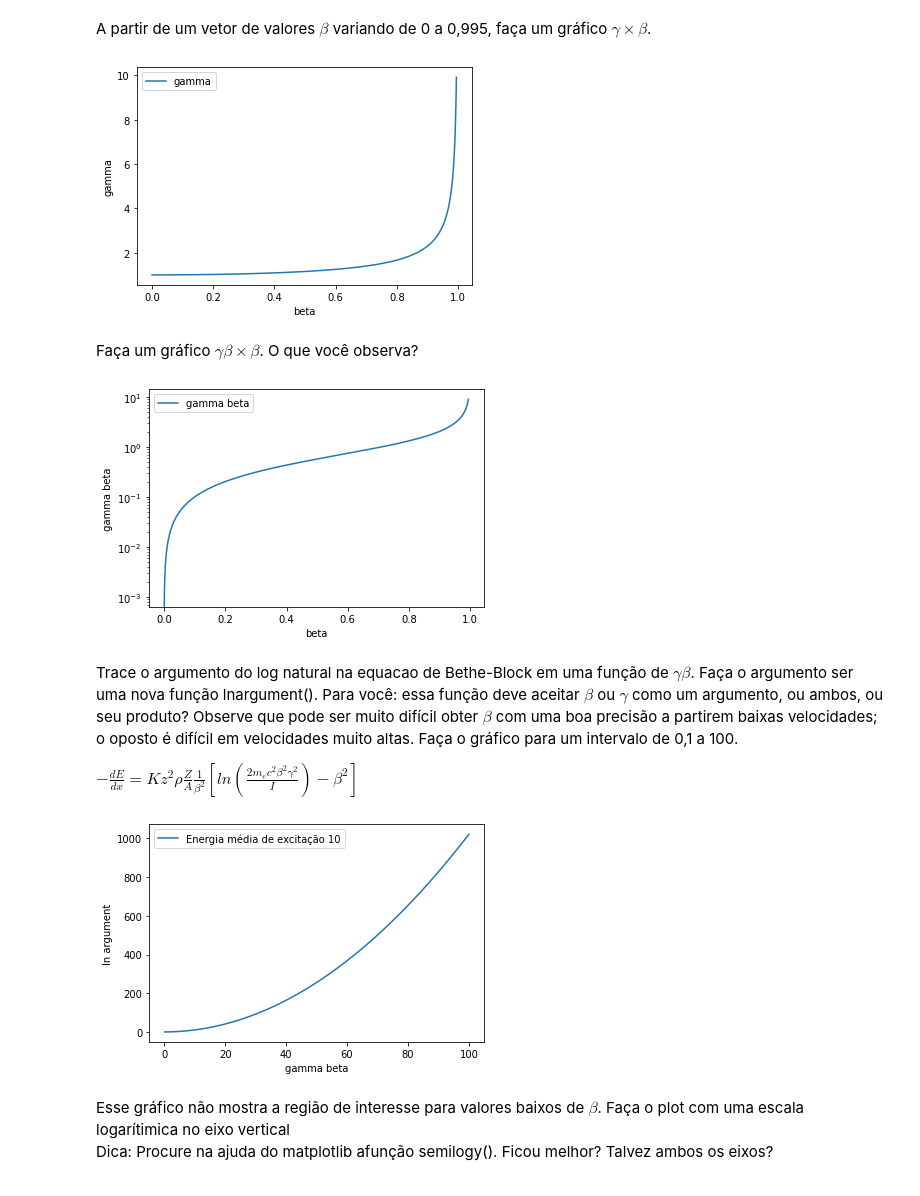
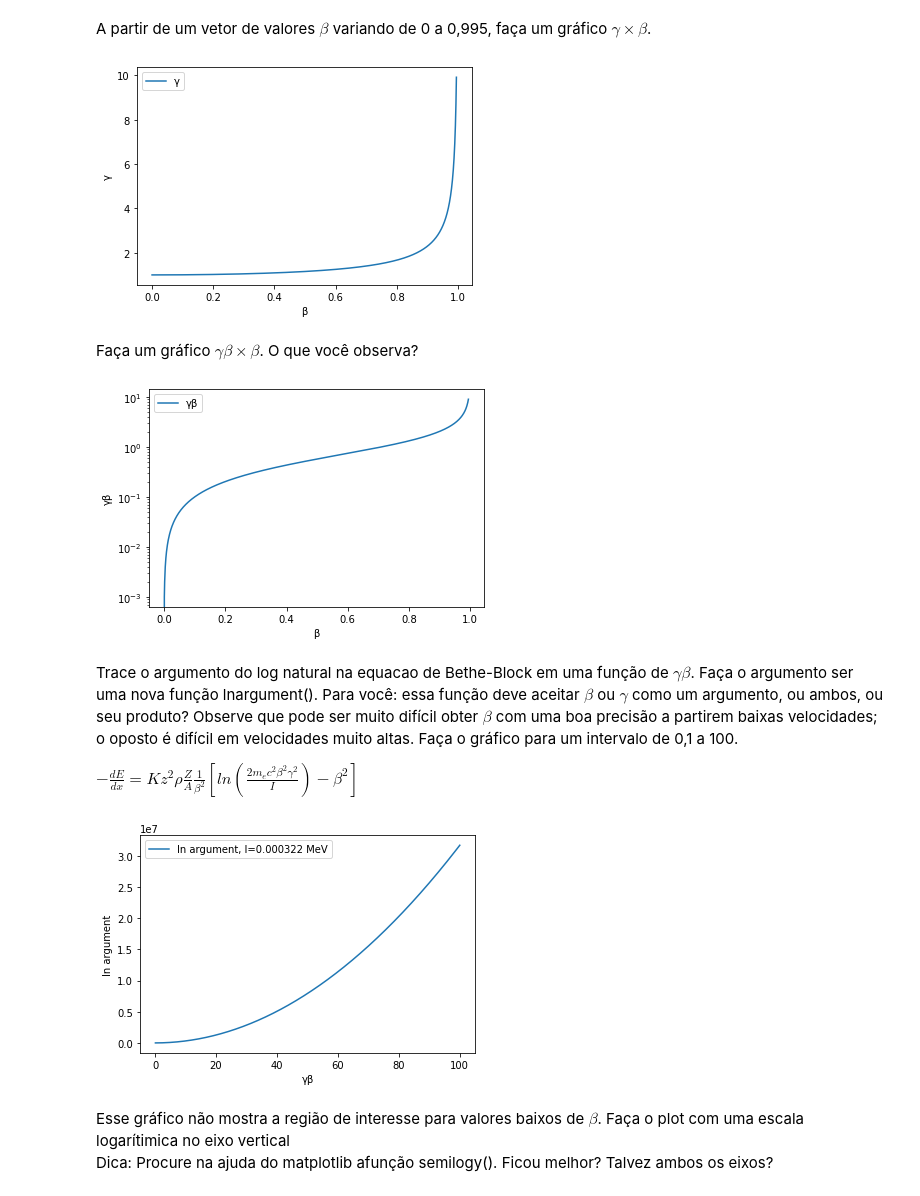
Before and after one commit to raphatrivium/Python-Introduction, a Jupyter notebook: projeto_Bethe_Bloch.ipynb, the cells around one changed output. Cells and saved outputs as stored; diff of their text form; code cells hidden in the pictures.

```diff
--- a/projeto_Bethe_Bloch.ipynb
+++ b/projeto_Bethe_Bloch.ipynb
@@ -41,8 +42,8 @@ import matplotlib.pyplot as plt
 def gamma_versus_beta(x0,xf,dx):
   x = np.arange( x0, xf, dx)
   a = gamma(x)
-  plt.plot( x, a, label='gamma')
-  plt.xlabel("beta") ; plt.ylabel("gamma") ; plt.legend()
+  plt.plot( x, a, label='\u03B3')
+  plt.xlabel("\u03B2") ; plt.ylabel("\u03B3") ; plt.legend()
 
 #def gamma_versus_beta(x0,xf,dx):
 #  x = np.arange( x0, xf, dx)
@@ -55,7 +56,7 @@ def gamma_versus_beta(x0,xf,dx):
 
 gamma_versus_beta(0,0.995,0.0001)
 # %% [output]
-[figure, old version]
+[figure, new version]
 # %% [markdown]
 Faça um gráfico $\gamma \beta \times \beta $.  O que você observa?
 # %%
@@ -63,8 +64,8 @@ def gammabeta_versus_beta(x0,xf,dx):
   Beta = np.arange( x0, xf, dx)
   Gamma = gamma(Beta)
   GammaBeta = [a*b for a,b in zip(Gamma,Beta)] #multiplica as duas listas
-  plt.plot(Beta, GammaBeta, label='gamma beta')
-  plt.xlabel("beta") ; plt.ylabel(" gamma beta ") ; plt.legend()
+  plt.plot(Beta, GammaBeta, label='\u03B3\u03B2')
+  plt.xlabel('\u03B2') ; plt.ylabel('\u03B3\u03B2') ; plt.legend()
   plt.semilogy() ;
 gammabeta_versus_beta(0,0.995,0.001)
 
@@ -77,7 +78,7 @@ gammabeta_versus_beta(0,0.995,0.001)
 #  plt.plot(lista_beta, lista_gammabeta, label='gamma')
 #  plt.xlabel("beta") ; plt.ylabel(" gamma beta ") ; plt.legend()
 # %% [output]
-[figure, old version]
+[figure, new version]
 # %% [markdown]
 Trace o argumento do log natural na equacao de Bethe-Block em  uma função de $\gamma \beta$. Faça o argumento ser uma nova função lnargument(). Para você: essa função deve aceitar $\beta$ ou $\gamma$ como um argumento, ou ambos, ou seu produto?
 Observe que pode ser muito difícil obter $\beta$ com uma boa precisão a partirem baixas velocidades; o oposto é difícil em velocidades muito altas. Faça o gráfico para um intervalo de 0,1 a 100.
@@ -87,29 +88,28 @@ $-\frac{dE}{dx} = K z^2 \rho \frac{Z}{A} \frac{1}{\beta^2}[ln (\frac{2 m_e c^2 \
 # %%
 def ln_argument(betagamma, I):
   mec2 = 0.5110 #MeV - Massa do elétron  me*c^2
   a = 2 * mec2 * (betagamma )**2
   y = a/I   #np.log(x) is the Natural Log (base e log) of x
   return y
 
 def ln_versus_gammabeta(gb0, gbf, dgb, I):
   BetaGamma = np.arange( gb0, gbf, dgb)
   Argument = ln_argument( BetaGamma, I)
-  plt.plot(BetaGamma, Argument, label='Energia média de excitação %s' % I )
-  plt.xlabel("gamma beta") ; plt.ylabel("ln argument") ; plt.legend()
+  plt.plot(BetaGamma, Argument, label='ln argument, I=%s MeV' % I )
+  plt.xlabel("\u03B3\u03B2") ; plt.ylabel("ln argument") ; plt.legend()
 
-ln_versus_gammabeta(0.1, 100, 0.01, 10) #Usei I=10 apenas para teste
-
+ln_versus_gammabeta(0.1, 100, 0.01, 0.000322)
 #def ln_versus_gammabeta(bg0, bgf, dbg, I):
 #  x = np.arange( bg0, bgf, dbg)
 #  lista_ln = [] ; lista_gammabeta = []
 #  for i in range( len(x)):
 #   lista_gammabeta.append( x[i] )
 #    b = ln_argument( x[i] , I)
 #    lista_ln.append( b )
 #  plt.plot(lista_gammabeta, lista_ln, label='Energia média de excitação %s' % I )
 #  plt.xlabel("gamma beta") ; plt.ylabel("ln argument") ; plt.legend()
 # %% [output]
-[figure, old version]
+[figure, new version]
 # %% [markdown]
 Esse gráfico não mostra a região de interesse para valores baixos de $\beta$. Faça o plot com uma escala logarítimica no eixo vertical
 Dica: Procure na ajuda do matplotlib afunção semilogy(). Ficou melhor? Talvez ambos os eixos?
```
Also changed, not shown: parts of 5 cells of this notebook.
